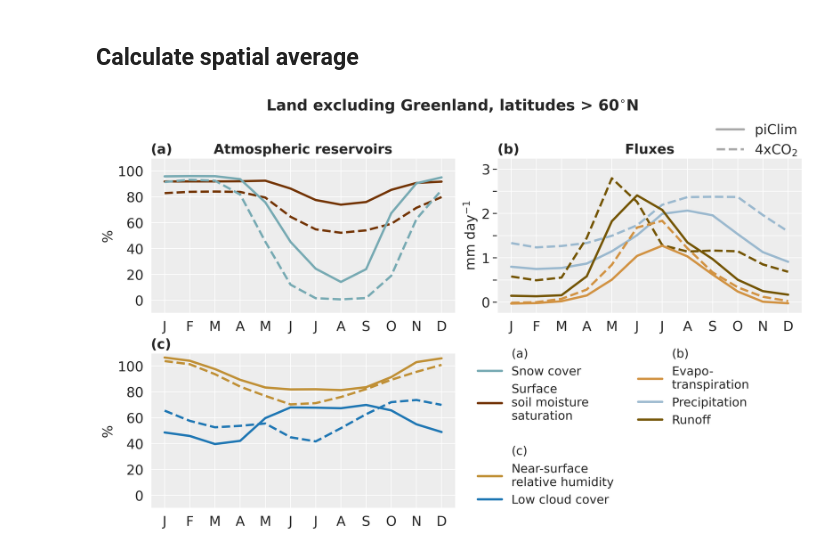
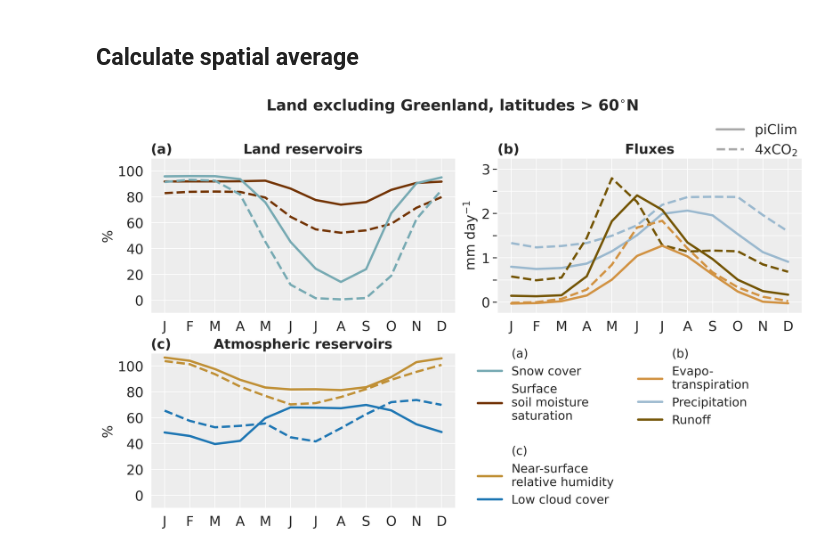
Before and after one commit to astridbg/arctic-cloud-feedbacks, a Jupyter notebook: Fig3 .ipynb, the cells around one changed output. Cells and saved outputs as stored; diff of their text form; code cells hidden in the pictures.

```diff
--- a/Fig3 .ipynb
+++ b/Fig3 .ipynb
@@ -123,12 +106,14 @@ sim_colors = ['grey', 'tab:red']
 
 axs['(a)'].set_title('Land reservoirs', fontsize=18,fontweight='bold')
 axs['(b)'].set_title('Fluxes', fontsize=18,fontweight='bold')
-axs['(a)'].set_title('Atmospheric reservoirs', fontsize=18,fontweight='bold')
+axs['(c)'].set_title('Atmospheric reservoirs', fontsize=18,fontweight='bold')
 
 
 for label, var, c in zip(label_list, var_list, color_list):
     ax = axs[label]
     for ds, ds_std, ls, sim_c in zip([ds_piClim_m, ds_4xCO2_m], [ds_piClim_std, ds_4xCO2_std], ['-','--'], sim_colors):
+    #for ds, ds_std, ls, sim_c in zip([ds_piClim_m], [ds_piClim_std], ['-'], 'grey'):
+
 
         if var in ['FSOILSAT_20CM', 'FSNO', 'CLDLOW']:
             conversion_factor = 100 # fraction to percent
@@ -155,9 +140,6 @@ for label, var, c in zip(label_list, var_list, color_list):
     ax.set_xticks(months)
     ax.set_xticklabels(monthnames, fontsize=18)
 
-
-from matplotlib.lines import Line2D
-from matplotlib.patches import Patch
 
 legend_elements_0 = [Line2D([0], [0], color='darkgrey', lw=lw, linestyle='-', label='piClim'),
                 Line2D([0], [0], color='darkgrey', lw=lw, linestyle='--', label='4xCO$_2$'),]
@@ -178,34 +160,34 @@ legend_elements_all = [
                 Line2D([0], [0], color=SC_color, lw=lw, linestyle='-', label='Snow cover'),
                 Line2D([0], [0], color=SM_color, lw=lw, linestyle='-', label='Surface\nsoil moisture\nsaturation'),
                 Patch(visible=False,label= ' '),
                 Patch(visible=False,label= '(c)'),
                 Line2D([0], [0], color=SRH_color, lw=lw, linestyle='-', label='Near-surface\nrelative humidity'),
                 Line2D([0], [0], color=LCC_color, lw=lw, linestyle='-', label='Low cloud cover'),
                 Patch(visible=False,label= '(b)'),
                 Line2D([0], [0], color=ET_color, lw=lw, linestyle='-', label='Evapo-\ntranspiration'),
                 Line2D([0], [0], color=P_color, lw=lw, linestyle='-', label='Precipitation'),
                 Line2D([0], [0], color=R_color, lw=lw, linestyle='-', label='Runoff'),
                 Patch(visible=False,label= ' '),
                 Patch(visible=False,label= ' '),]
 
 ax1 = axs['(b)'].twinx()
 ax1.legend(handles=legend_elements_0, loc='upper left', bbox_to_anchor=(0.68, 1.30),frameon=False,
                 fontsize=18,title_fontsize=18)
 ax1.get_yaxis().set_visible(False)
 
 axs[' '].legend(handles=legend_elements_all, loc='upper left', bbox_to_anchor=(-0.1, 1.1),frameon=False,
                 fontsize=16,title_fontsize=16,ncols=2)
 
 # Label subplots
 for label, ax in axs.items():
     ax.set_title(label, loc='left', fontsize=18,fontweight='bold')
 fig.suptitle('Land excluding Greenland, latitudes > 60$^{\circ}$N',fontsize=20,fontweight='bold')
 fig.savefig('/nird/datapeak/NS9600K/astridbg/arctic-cld-feedbacks/arctic-cloud-feedbacks/article_figs/Fig3.png',bbox_inches='tight')
 fig.savefig('/nird/datapeak/NS9600K/astridbg/arctic-cld-feedbacks/arctic-cloud-feedbacks/article_figs/Fig3.pdf',bbox_inches='tight')
 
 plt.show()
 # %% [output]
-[figure, old version]
+[figure, new version]
 # %%
 sns.set_theme()
 sns.set_style('darkgrid', {'axes.facecolor':'.93'})
```
Also changed, not shown: parts of 2 cells of this notebook, 5 other files.
